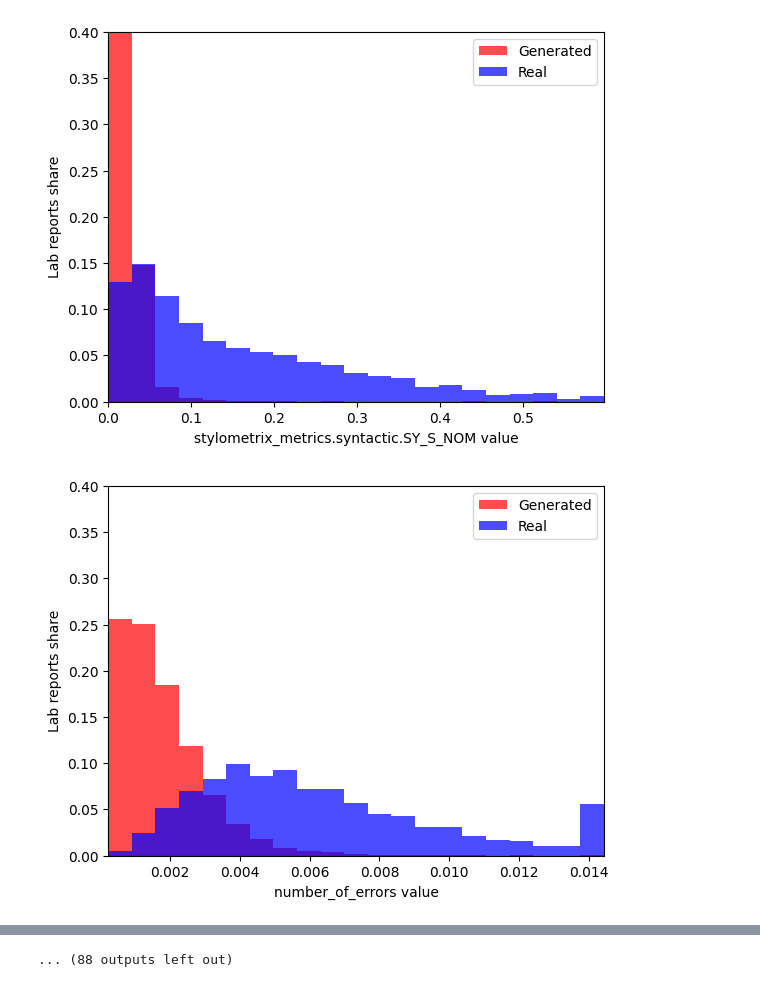
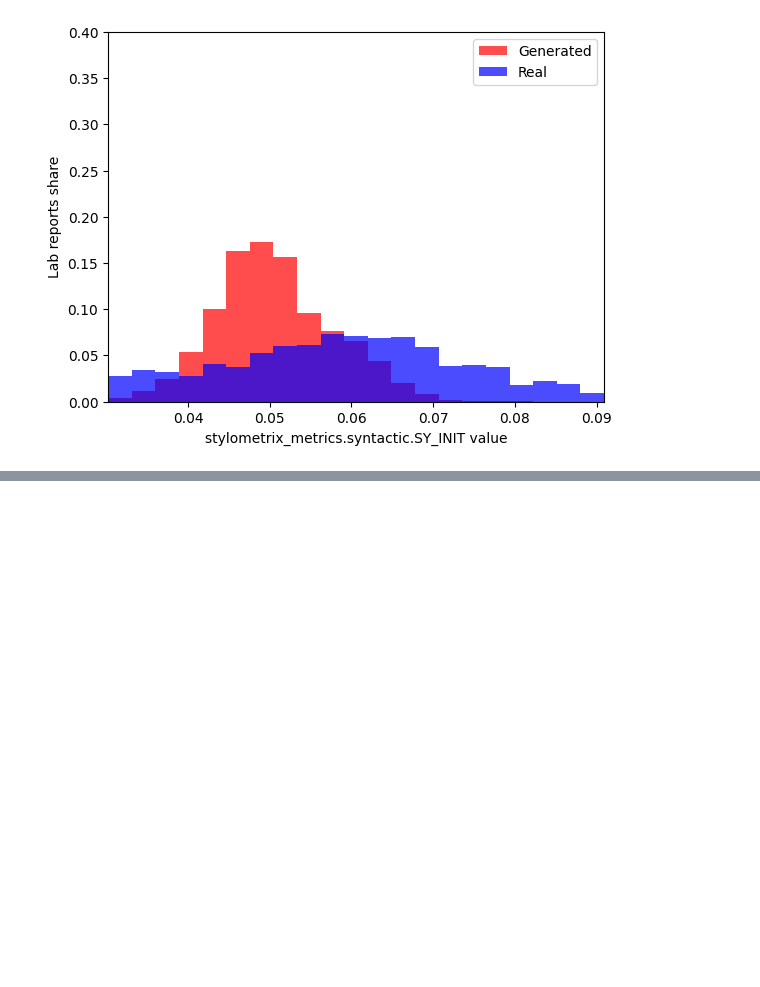
Before and after one commit to mksochota16/anti-gpt-checker, a Jupyter notebook: notebooks/ananas_attributes_analysis.ipynb, the cells around one changed output, grey strips where cells are left out. Drawn from its saved outputs; the diff is of its cells as text; code cells hidden in the pictures; blank space fills up the shorter version.

```diff
--- a/notebooks/ananas_attributes_analysis.ipynb
+++ b/notebooks/ananas_attributes_analysis.ipynb
@@ -126,8 +128,7 @@ def compare_2_hists(attribute_name: str, min_value=None, max_value=None, top=0.4
     else:
         plot_two_hists(data_gen, data_real, f'Generated vs Real lab reports', metric_name=attribute_name, min_value=min_value, max_value=max_value, top=top, num_bin=num_bin, additional_values=additional_values)
 # %%
-for feature in significant_features[:100]:
-    compare_2_hists(feature, top=0.4)
+for feature in significant_features[:1]:
+    compare_2_hists('stylometrix_metrics.syntactic.SY_INIT', top=0.4)
 # %% [output]
-[figure, old version]
+[figure, new version]
-[figure, removed]
@@ -144,4 +135,3 @@ for feature in significant_features[:100]:
-... (88 outputs left out)
 # %%
 from scipy.stats import percentileofscore
 from api.api_models.lightbulb_score import LightbulbScoreType
```
Also changed, not shown: parts of 20 cells of this notebook, 7 other files.
